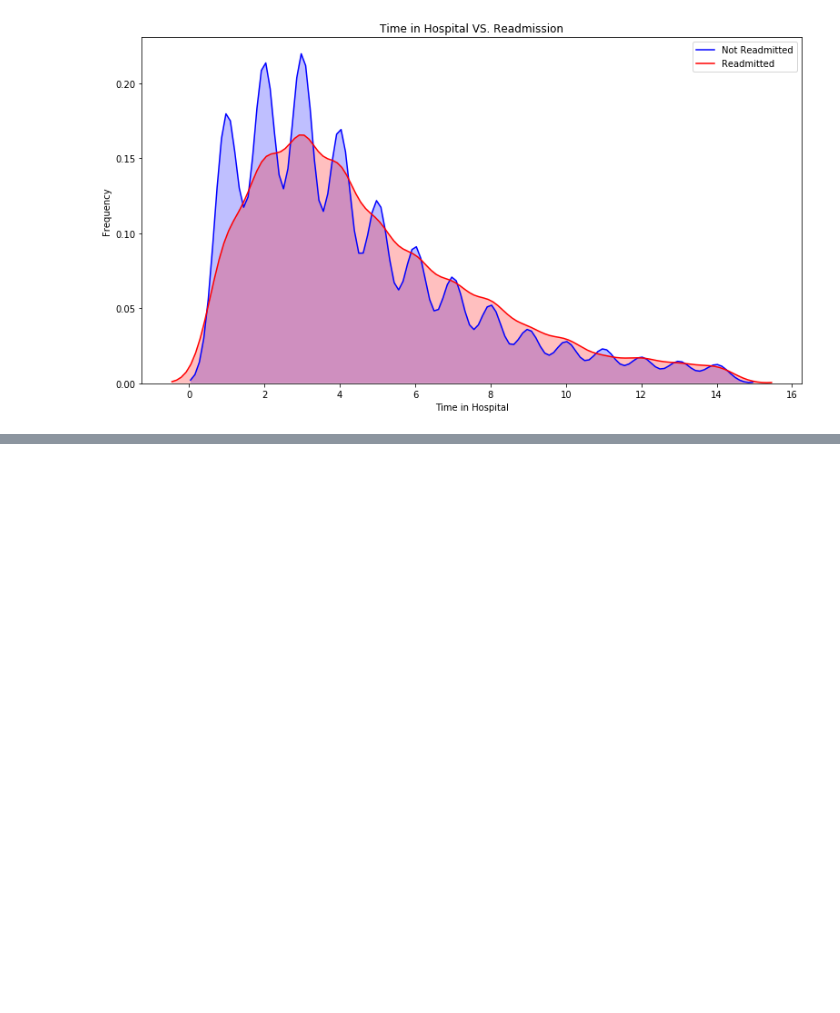
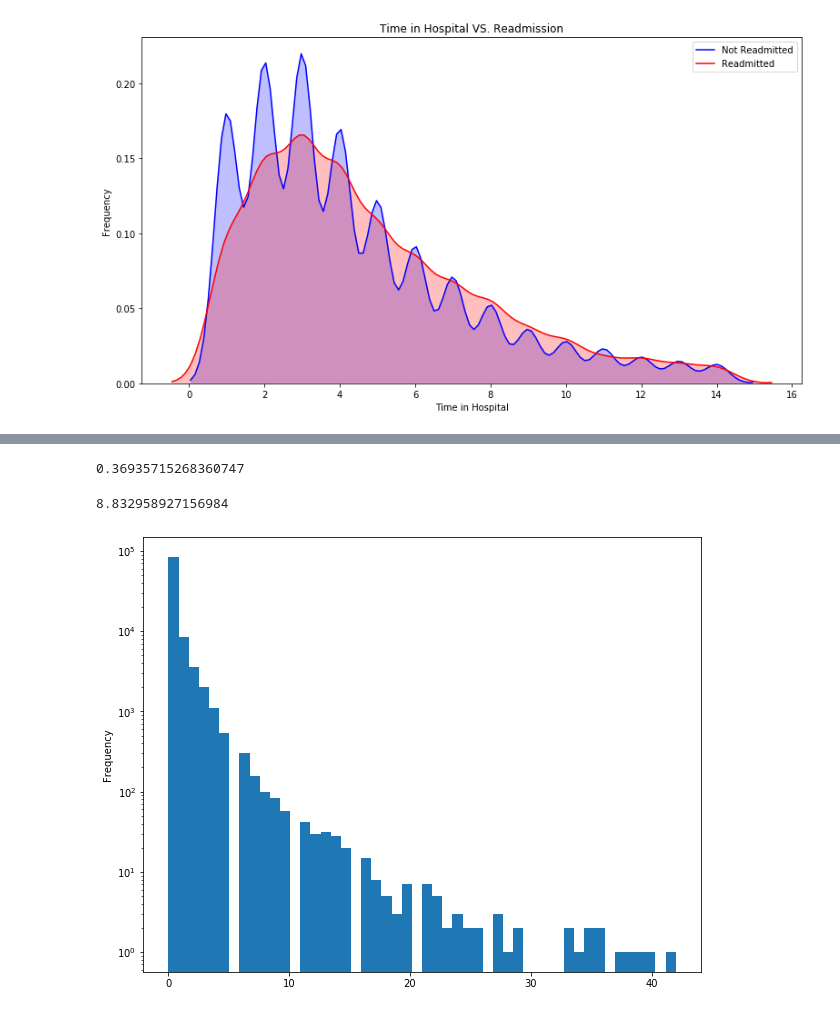
Before and after one commit to borkostolo/healthcare, a Jupyter notebook: dev/jae/Jae_healthcare.ipynb, the cells around one changed output, grey strips where cells are left out. Saved outputs shown, nothing was run; the diff lists cells and outputs as text; code cells hidden in the pictures; blank space fills up the shorter version.

```diff
--- a/dev/jae/Jae_healthcare.ipynb
+++ b/dev/jae/Jae_healthcare.ipynb
@@ -693,0 +719,13 @@ fig.show()
+# %%
+myDF['number_outpatient'].mean()
+# %% [output]
+0.36935715268360747
+# %%
+myDF['number_outpatient'].skew()
+# %% [output]
+8.832958927156984
+# %%
+ax = myDF['number_outpatient'].plot.hist(figsize=(10,8), bins=50)
+ax.set_yscale('log')
+# %% [output]
+[figure, added]
```
Also changed, not shown: parts of 16 cells of this notebook.
